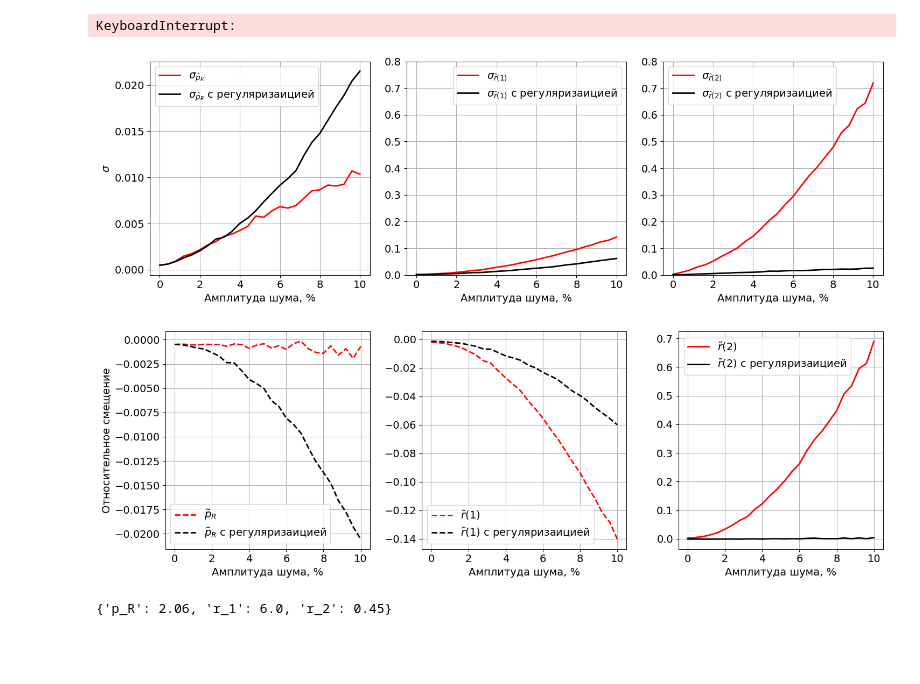
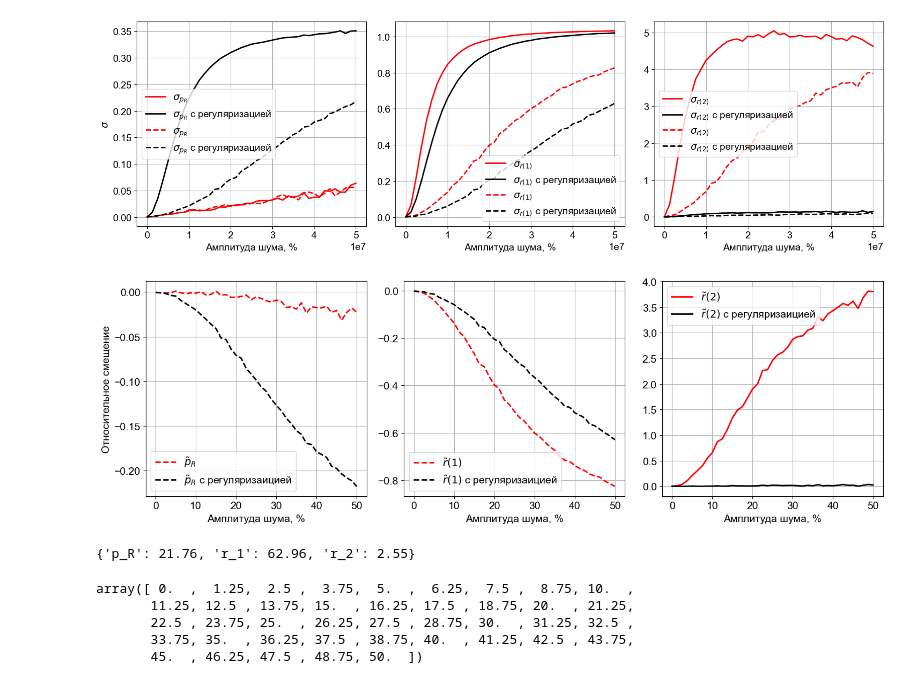
Before and after one commit to IANovoselov/well, a Jupyter notebook: src/well.ipynb, the cells around one changed output. Drawn from its saved outputs; the diff is of its cells as text; code cells hidden in the pictures; blank space fills up the shorter version.

```diff
--- a/src/well.ipynb
+++ b/src/well.ipynb
@@ -87,9 +87,9 @@ plot.show()
 # %%
 quant_step_list = [None]
 denominator_list = [20]
-experiment_num_max = 250
+experiment_num_max = 50
 
-noise_list = np.arange(0, 0.104, 0.004)
+noise_list = np.arange(0, 0.51, 0.0125)
 # %%
 from identification.domain.model import ident_values, identificate, get_data_by_slices, identificate_regul, get_res_dict_for_ident
 
@@ -135,6 +135,5 @@ for i, quant_step in enumerate(quant_step_list):
   for j, denominator in enumerate(denominator_list):
     for k, noise in enumerate(noise_list):
       for experiment_num in range(experiment_num_max):
+        calc_df, df_ident = identificate_both(res, res_regul, filter_name=None)
         calc_df, df_ident = identificate_both(res_filterd, res_regul_filtered, filter_name='aperiodic')
-# %% [output]
-KeyboardInterrupt:
@@ -156,48 +143,48 @@ noise_list *= 100
 # %%
 from matplotlib import pyplot as plt
 
 # Визуализация
-plt.figure(figsize=(15, 5))
+plt.figure(figsize=(16, 5))
 
 # График давления
 plt.subplot(1, 3, 1)
-#plt.plot(noise_list, sco_p_R, 'r', lw=2, label='$p_R$')
-#plt.plot(noise_list, regul_sco_p_R, 'k', label='$p_R$ с регуляризаицией', lw=2)
-plt.plot(noise_list, calc_rsd_by_series(res_filterd['p_R'][0,0], well.reservoir.p_R), 'r', label='$\sigma_{\hat{p}_R}$', lw=2)
-plt.plot(noise_list, calc_rsd_by_series(res_regul_filtered['p_R'][0,0], well.reservoir.p_R), 'k', label='$\sigma_{\hat{p}_R}$ с регуляризаицией', lw=2)
+plt.plot(noise_list, calc_rsd_by_series(res['p_R'][0,0], well.reservoir.p_R), 'r', lw=2, label='$\sigma_{p_R}$')
+plt.plot(noise_list, calc_rsd_by_series(res_regul['p_R'][0,0], well.reservoir.p_R), 'k', label='$\sigma_{p_R}$ с регуляризацией', lw=2)
+plt.plot(noise_list, calc_rsd_by_series(res_filterd['p_R'][0,0], well.reservoir.p_R), 'r--', label='$\sigma_{p_R}$', lw=2)
+plt.plot(noise_list, calc_rsd_by_series(res_regul_filtered['p_R'][0,0], well.reservoir.p_R), 'k--', label='$\sigma_{p_R}$ с регуляризацией', lw=2)
 plt.xlabel('Амплитуда шума, %')
 plt.ylabel('$\sigma$')
 plt.legend()
 plt.grid()
 
 
 # График НЧ шума
 plt.subplot(1, 3, 2)
-#plt.plot(noise_list, sco_r_1, label='$r(1)$', color='r', lw=2)
-#plt.plot(noise_list, regul_sco_r_1, label='$r(1)$ с регуляризаицией', color='k', lw=2)
-plt.plot(noise_list, calc_rsd_by_series(res_filterd['r_1'][0,0], well.reservoir.r_1), 'r', label='$\sigma_{\hat{r}(1)}$', lw=2)
-plt.plot(noise_list, calc_rsd_by_series(res_regul_filtered['r_1'][0,0], well.reservoir.r_1), 'k', label='$\sigma_{\hat{r}(1)}$ с регуляризаицией', lw=2)
+plt.plot(noise_list, calc_rsd_by_series(res['r_1'][0,0], well.reservoir.r_1), label='$\sigma_{r(1)}$', color='r', lw=2)
+plt.plot(noise_list, calc_rsd_by_series(res_regul['r_1'][0,0], well.reservoir.r_1), label='$\sigma_{r(1)}$ с регуляризацией', color='k', lw=2)
+plt.plot(noise_list, calc_rsd_by_series(res_filterd['r_1'][0,0], well.reservoir.r_1), 'r--', label='$\sigma_{r(1)}$', lw=2)
+plt.plot(noise_list, calc_rsd_by_series(res_regul_filtered['r_1'][0,0], well.reservoir.r_1), 'k--', label='$\sigma_{r(1)}$ с регуляризацией', lw=2)
 plt.xlabel('Амплитуда шума, %')
 plt.legend()
 plt.grid()
-plt.ylim(0, 0.8)
+#plt.ylim(0, 0.8)
 
 # График ВЧ шума
 plt.subplot(1, 3, 3)
-#plt.plot(noise_list, sco_r_2, 'r', label='r(2)', lw=2)
-#plt.plot(noise_list, regul_sco_r_2, 'k', label='r(2) с регуляризаицией', lw=2)
-plt.plot(noise_list, calc_rsd_by_series(res_filterd['r_2'][0,0], well.reservoir.r_2), 'r', label='$\sigma_{\hat{r}(2)}$', lw=2)
-plt.plot(noise_list, calc_rsd_by_series(res_regul_filtered['r_2'][0,0], well.reservoir.r_2), 'k', label='$\sigma_{\hat{r}(2)}$ с регуляризаицией', lw=2)
+plt.plot(noise_list, calc_rsd_by_series(res['r_2'][0,0], well.reservoir.r_2), 'r', label='$\sigma_{r(2)}$', lw=2)
+plt.plot(noise_list, calc_rsd_by_series(res_regul['r_2'][0,0], well.reservoir.r_2), 'k', label='$\sigma_{r(2)}$ с регуляризацией', lw=2)
+plt.plot(noise_list, calc_rsd_by_series(res_filterd['r_2'][0,0], well.reservoir.r_2), 'r--', label='$\sigma_{r(2)}$', lw=2)
+plt.plot(noise_list, calc_rsd_by_series(res_regul_filtered['r_2'][0,0], well.reservoir.r_2), 'k--', label='$\sigma_{r(2)}$ с регуляризацией', lw=2)
 plt.xlabel('Амплитуда шума, %')
 plt.legend()
 plt.grid()
-plt.ylim(0, 0.8)
+#plt.ylim(0, 0.8)
 
 
 plt.tight_layout()
 plt.show()
 # %% [output]
-[figure, old version]
+[figure, new version]
 # %%
     # Визуализация
     plt.figure(figsize=(15, 5))
@@ -237,7 +224,7 @@ plt.show()
     plt.tight_layout()
     plt.show()
 # %% [output]
-[figure, old version]
+[figure, new version]
 # %%
 errors = {'p_R': calc_error(res_regul_filtered['p_R'][0,0,-1], well.reservoir.p_R),
           'r_1': calc_error(res_regul_filtered['r_1'][0,0,-1], well.reservoir.r_1),
@@ -245,4 +232,12 @@ errors = {'p_R': calc_error(res_regul_filtered['p_R'][0,0,-1], well.reservoir.p_
           }
 errors
 # %% [output]
-{'p_R': 2.06, 'r_1': 6.0, 'r_2': 0.45}
+{'p_R': 21.76, 'r_1': 62.96, 'r_2': 2.55}
+# %%
+noise_list
+# %% [output]
+array([ 0.  ,  1.25,  2.5 ,  3.75,  5.  ,  6.25,  7.5 ,  8.75, 10.  ,
+       11.25, 12.5 , 13.75, 15.  , 16.25, 17.5 , 18.75, 20.  , 21.25,
+       22.5 , 23.75, 25.  , 26.25, 27.5 , 28.75, 30.  , 31.25, 32.5 ,
+       33.75, 35.  , 36.25, 37.5 , 38.75, 40.  , 41.25, 42.5 , 43.75,
+       45.  , 46.25, 47.5 , 48.75, 50.  ])
```
Also changed, not shown: parts of 12 cells of this notebook, 4 other files.
